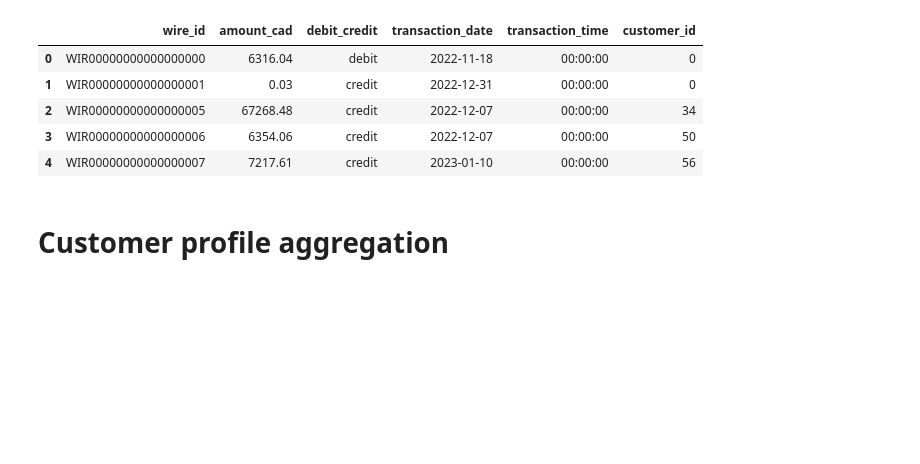
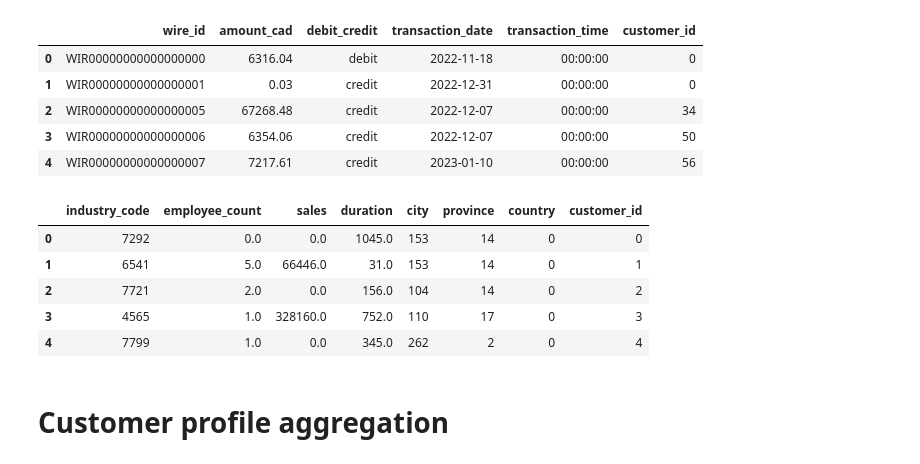
Before and after one commit to QishenChen/IMI_competition, a Jupyter notebook: data_engineering.ipynb, the cells around one changed output. Cells and saved outputs as stored; diff of their text form; code cells hidden in the pictures; blank space fills up the shorter version.

```diff
--- a/data_engineering.ipynb
+++ b/data_engineering.ipynb
@@ -525,3 +528,12 @@ data_wire_encoded.head()
 # %%
 data_wire_encoded= encode_with_label_encoder(data_wire_encoded, 'wire_id')
 data_wire_encoded = one_hot_encoder(data_wire_encoded, 'debit_credit')
+# %%
+data_kyc_imputed_encoded.head()
+# %% [output]
+|  | industry_code | employee_count | sales | duration | city | province | country | customer_id |
+| 0 | 7292 | 0.0 | 0.0 | 1045.0 | 153 | 14 | 0 | 0 |
+| 1 | 6541 | 5.0 | 66446.0 | 31.0 | 153 | 14 | 0 | 1 |
+| 2 | 7721 | 2.0 | 0.0 | 156.0 | 104 | 14 | 0 | 2 |
+| 3 | 4565 | 1.0 | 328160.0 | 752.0 | 110 | 17 | 0 | 3 |
+| 4 | 7799 | 1.0 | 0.0 | 345.0 | 262 | 2 | 0 | 4 |
```
Also changed, not shown: parts of 21 cells of this notebook.
